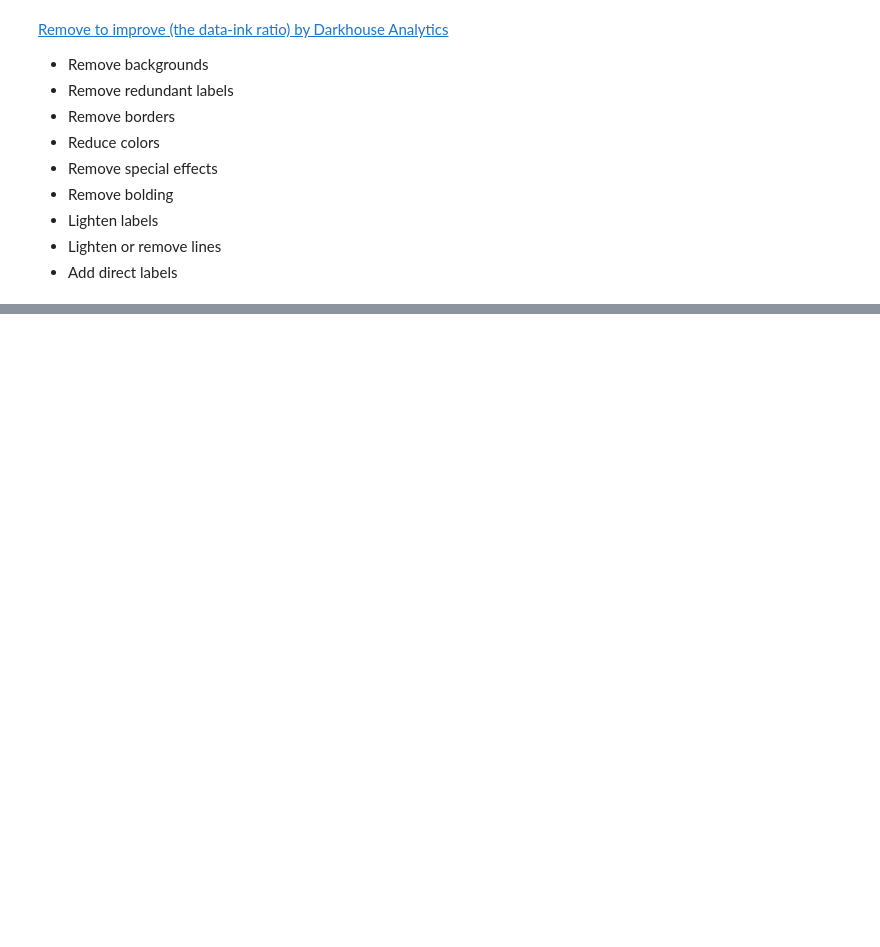
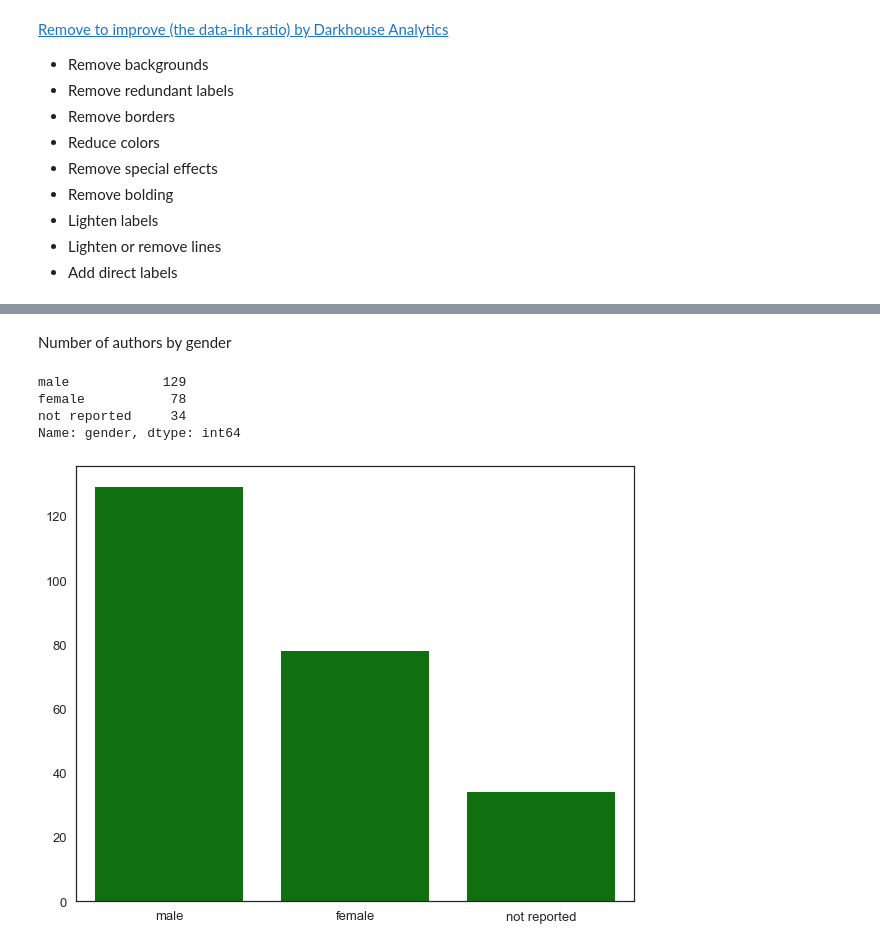
Before and after one commit to emw1687/plt_to_d3, a Jupyter notebook: notebooks/plt_functions.ipynb, the cells around one changed output, grey strips where cells are left out. Cells and saved outputs as stored; diff of their text form; code cells hidden in the pictures; blank space fills up the shorter version.

```diff
--- a/notebooks/plt_functions.ipynb
+++ b/notebooks/plt_functions.ipynb
@@ -569,0 +271,17 @@ sns.pairplot(books[['b_avg_rating', 'a_fans_count', 'a_works_count', 'a_wks_on_l
+# %% [markdown]
+Number of authors by gender
+# %%
+authors_by_gender
+# %% [output]
+male            129
+female           78
+not reported     34
+Name: gender, dtype: int64
+# %%
+fig, ax = plt.subplots(figsize=(10,8)) # note: need a figure object to show plot again in subsequent cells
+authors_by_gender = authors['gender'].value_counts()
+
+# reduce colors
+ax = sns.barplot(x=authors_by_gender.index, y=authors_by_gender.values, color='green', ax=ax);
+# %% [output]
+[figure, added]
```
Also changed, not shown: parts of 149 cells of this notebook.
